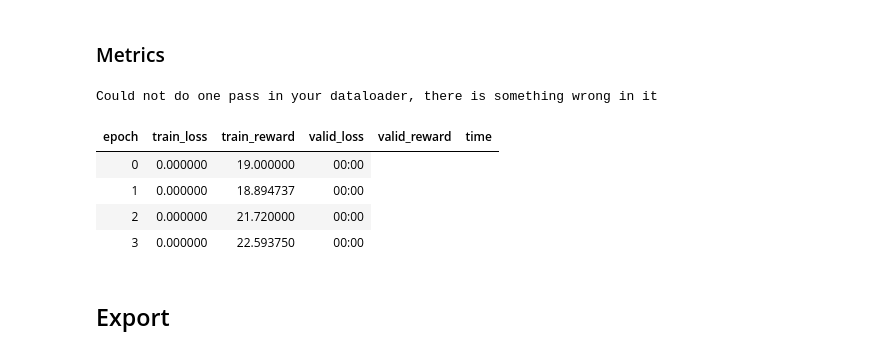
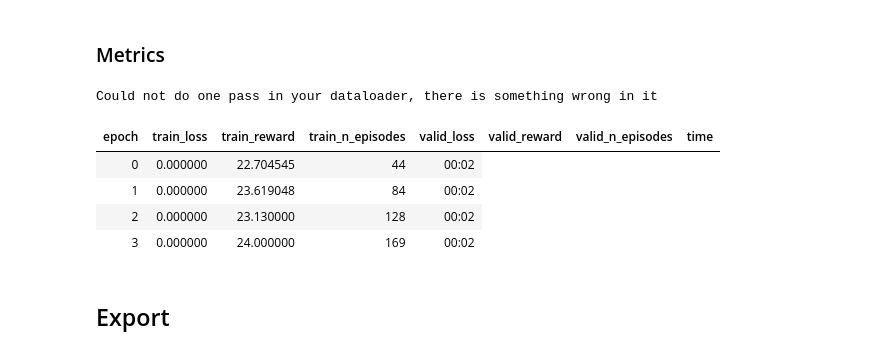
Before and after one commit to josiahls/fastrl, a Jupyter notebook: nbs/05c_data.gym.ipynb, the cells around one changed output. Saved outputs shown, nothing was run; the diff lists cells and outputs as text; code cells hidden in the pictures.

```diff
--- a/nbs/05c_data.gym.ipynb
+++ b/nbs/05c_data.gym.ipynb
@@ -382,3 +390,12 @@ Start Episodes
    - after_history  : []
 End Episodes
  - after_episodes : []
+# %%
+d=None
+source=Source(
+    cbs=[GymLoop(env_name='CartPole-v1',steps_delta=1,steps_count=1),FirstLast]
+)
+for x,_ in zip(iter(source),range(50)):
+    if d is not None: d+=BD(x)
+    else:             d=BD(x)
+d.pandas(jupyter_nrows=40)
@@ -384,0 +416,9 @@ End Episodes
+# %%
+d=None
+source=Source(
+    cbs=[GymLoop(env_name='CartPole-v1',steps_delta=1,steps_count=4),FirstLast]
+)
+for x,_ in zip(iter(source),range(50)):
+    if d is not None: d+=BD(x)
+    else:             d=BD(x)
+d.pandas(jupyter_nrows=300)
@@ -433,6 +493,24 @@ class Reward(Metric):
 
     @property
     def value(self): return np.average(self.reward) if len(self.reward)>0 else 0
+# %%
+# export
+class NEpisodes(Metric):
+    order=30
+    n_episodes=None
+
+    def reset(self):
+        if self.n_episodes is None: self.n_episodes=0
+
+    def accumulate(self,learn):
+        xb=learn.xb[0]
+        if xb['all_done'].sum()>0:
+            new_episodes=torch.unique(to_detach(xb['episode_id'][xb['all_done']]))
+            self.n_episodes+=len(new_episodes)
+
+
+    @property
+    def value(self): return self.n_episodes
 # %%
 from torch.nn import Linear
 
@@ -446,16 +524,16 @@ class FakeModel(Module):
 # %%
 source=Source(cbs=[GymLoop(env_name='CartPole-v1'),FirstLast])
 block=SourceDataBlock()
-dls=block.dataloaders([source],n=200,bs=2,num_workers=0,verbose=False)
-learn=Learner(dls,FakeModel(),metrics=[Reward],loss_func=lambda o: 0.5)
+dls=block.dataloaders([source],n=1000,bs=64,num_workers=0,verbose=False)
+learn=Learner(dls,FakeModel(),metrics=[Reward,NEpisodes],loss_func=lambda o: 0.5)
 learn.fit(4)
 # %% [output]
 Could not do one pass in your dataloader, there is something wrong in it
-| epoch | train_loss | train_reward | valid_loss | valid_reward | time |
-| 0 | 0.000000 | 19.000000 | 00:00 |
-| 1 | 0.000000 | 18.894737 | 00:00 |
-| 2 | 0.000000 | 21.720000 | 00:00 |
-| 3 | 0.000000 | 22.593750 | 00:00 |
+| epoch | train_loss | train_reward | train_n_episodes | valid_loss | valid_reward | valid_n_episodes | time |
+| 0 | 0.000000 | 22.704545 | 44 | 00:02 |
+| 1 | 0.000000 | 23.619048 | 84 | 00:02 |
+| 2 | 0.000000 | 23.130000 | 128 | 00:02 |
+| 3 | 0.000000 | 24.000000 | 169 | 00:02 |
 # %% [markdown]
 ## Export
 # %%
```
Also changed, not shown: parts of 8 cells of this notebook, 10 other files.
